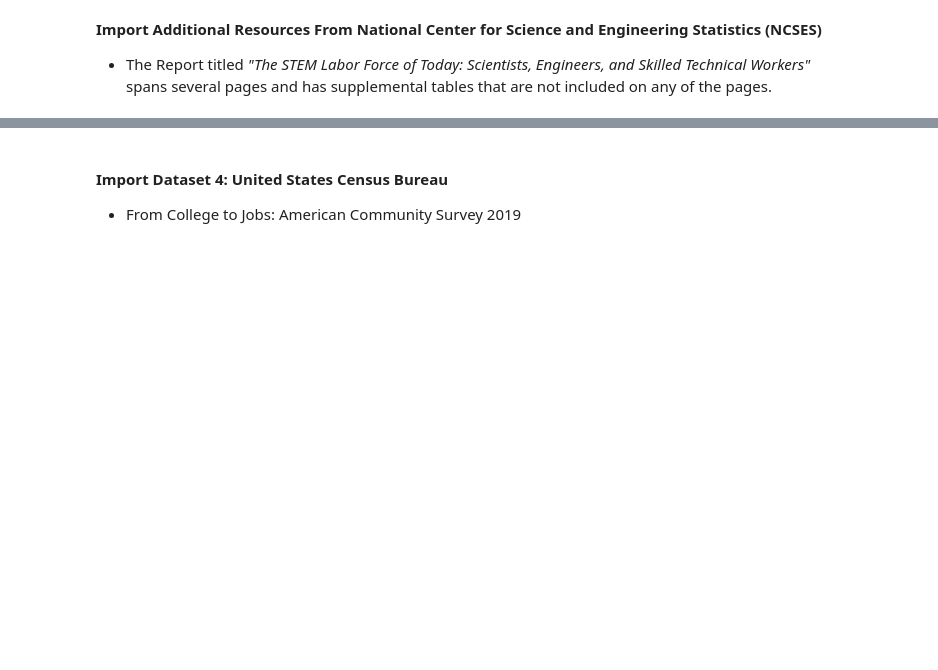
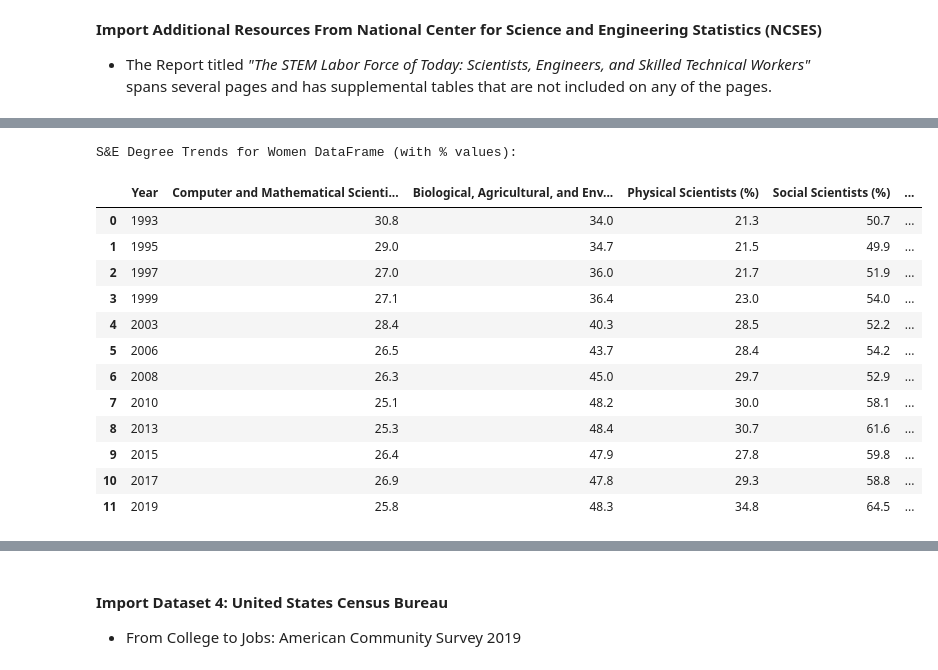
Before and after one commit to IT4063C-Fall24/final-project-yaumj, a Jupyter notebook: source.ipynb, the cells around one changed output, grey strips where cells are left out. Drawn from its saved outputs; the diff is of its cells as text; code cells hidden in the pictures; blank space fills up the shorter version.

Commit message:
Converted relevant newly imported NCSES xlsx files into pandas dataframes

```diff
--- a/source.ipynb
+++ b/source.ipynb
@@ -1213,0 +1265,35 @@ zipfile.close()
+# %%
+# Define the path to the file: Figure LBR-21 - Women with a bachelor's degree or higher in S&E and S&E-related occupations: Selected years, 1993–2019
+file_path = './data/ncses/nsb20212-figlbr-021.xlsx'
+
+# Load the data, skipping rows based on the Excel file structure
+start_row = 3
+
+# Load the data with descriptive column names
+women_s_e_degree_trends_df = pd.read_excel(
+    file_path,
+    skiprows=start_row,
+    names=[
+        "Year", "Computer and Mathematical Scientists (%)", "Biological, Agricultural, and Environmental Life Scientists (%)",
+        "Physical Scientists (%)", "Social Scientists (%)", "Engineers (%)", "All S&E-related Workers (%)"
+    ]
+)
+
+# Display the resulting DataFrame to ensure it loaded correctly
+print("S&E Degree Trends for Women DataFrame (with % values):")
+display(women_s_e_degree_trends_df)
+# %% [output]
+S&E Degree Trends for Women DataFrame (with % values):
+|  | Year | Computer and Mathematical Scienti... | Biological, Agricultural, and Env... | Physical Scientists (%) | Social Scientists (%) | ... |
+| 0 | 1993 | 30.8 | 34.0 | 21.3 | 50.7 | ... |
+| 1 | 1995 | 29.0 | 34.7 | 21.5 | 49.9 | ... |
+| 2 | 1997 | 27.0 | 36.0 | 21.7 | 51.9 | ... |
+| 3 | 1999 | 27.1 | 36.4 | 23.0 | 54.0 | ... |
+| 4 | 2003 | 28.4 | 40.3 | 28.5 | 52.2 | ... |
+| 5 | 2006 | 26.5 | 43.7 | 28.4 | 54.2 | ... |
+| 6 | 2008 | 26.3 | 45.0 | 29.7 | 52.9 | ... |
+| 7 | 2010 | 25.1 | 48.2 | 30.0 | 58.1 | ... |
+| 8 | 2013 | 25.3 | 48.4 | 30.7 | 61.6 | ... |
+| 9 | 2015 | 26.4 | 47.9 | 27.8 | 59.8 | ... |
+| 10 | 2017 | 26.9 | 47.8 | 29.3 | 58.8 | ... |
+| 11 | 2019 | 25.8 | 48.3 | 34.8 | 64.5 | ... |
```
Also changed, not shown: parts of 6 cells of this notebook.
